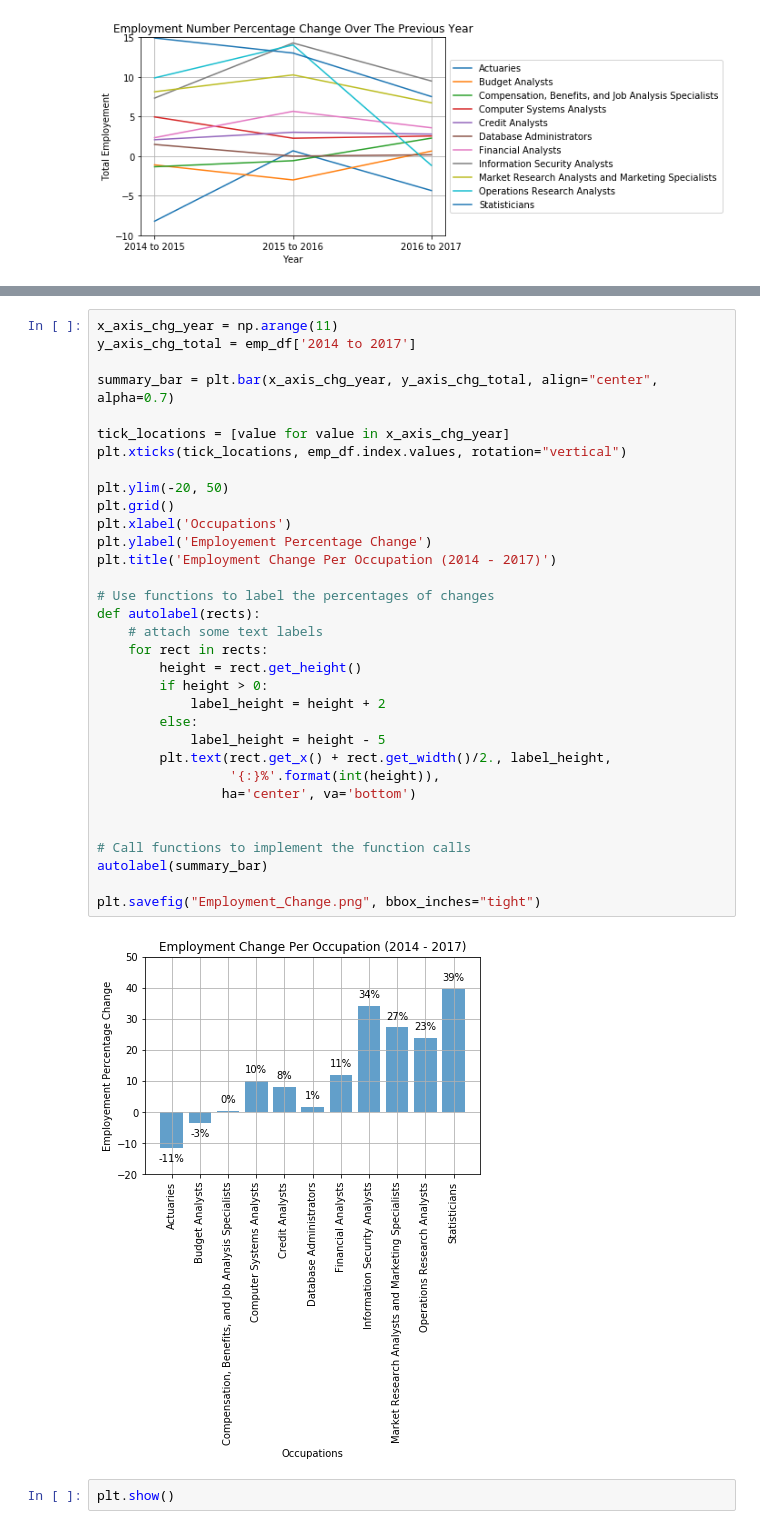
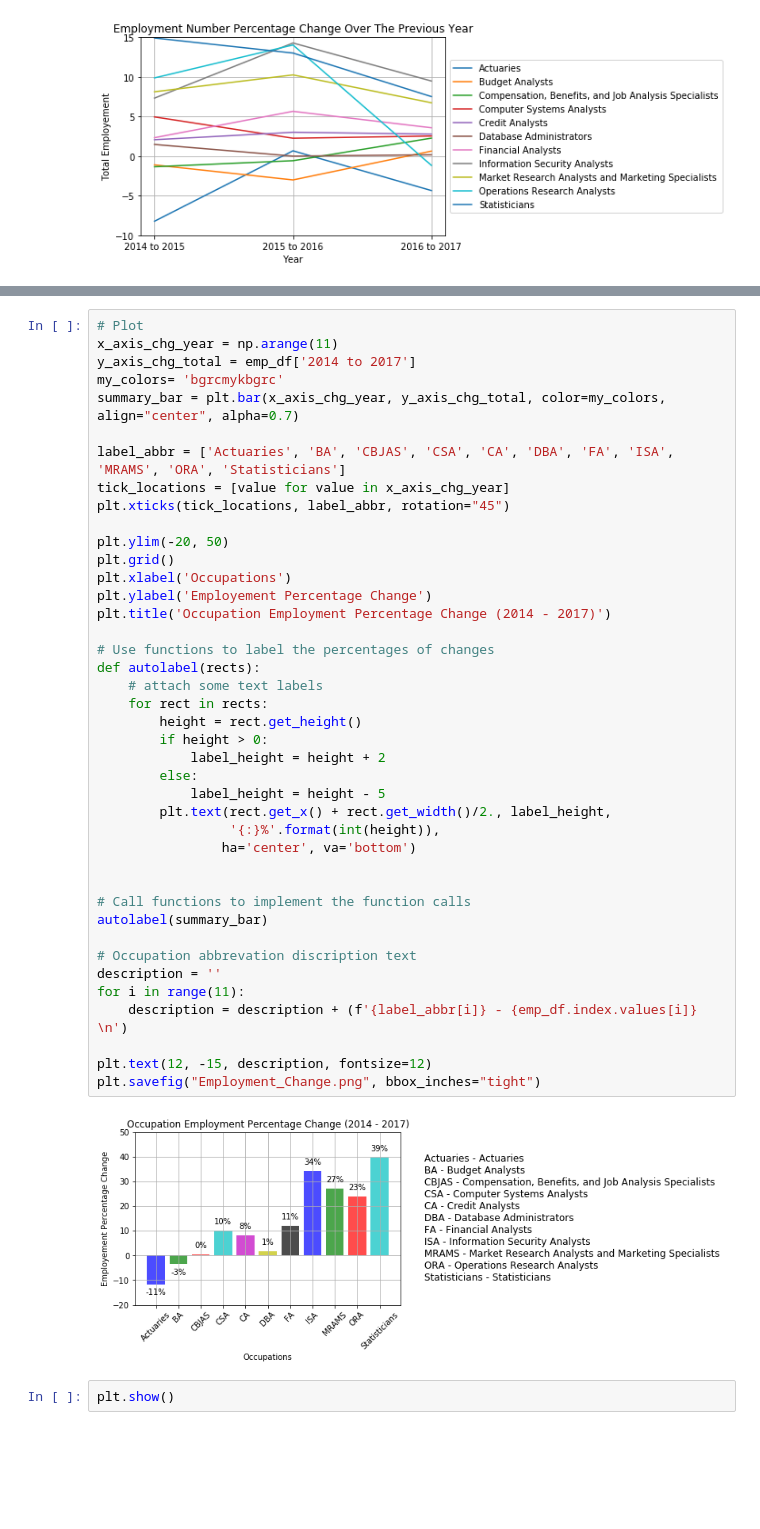
Before and after one commit to phillkev/Project--1, a Jupyter notebook: bls_employeement.ipynb, the cells around one changed output, grey strips where cells are left out. Drawn from its saved outputs; the diff is of its cells as text; blank space fills up the shorter version.

Commit message:
added ppt file, employment percentage change chart improvement

```diff
--- a/bls_employeement.ipynb
+++ b/bls_employeement.ipynb
@@ -249,39 +249,47 @@ emp_df
 | Operations Research Analysts | 82550 | 90710 | 103450 | 102240 | 9.88 | 14.04 | -1.17 | 23.85 |
 | Statisticians | 25200 | 28960 | 32730 | 35190 | 14.92 | 13.02 | 7.52 | 39.64 |
 # %%
+# Plot
 x_axis_chg_year = np.arange(11)
 y_axis_chg_total = emp_df['2014 to 2017']
+my_colors= 'bgrcmykbgrc'
+summary_bar = plt.bar(x_axis_chg_year, y_axis_chg_total, color=my_colors, align="center", alpha=0.7)
 
-summary_bar = plt.bar(x_axis_chg_year, y_axis_chg_total, align="center", alpha=0.7)
-
+label_abbr = ['Actuaries', 'BA', 'CBJAS', 'CSA', 'CA', 'DBA', 'FA', 'ISA', 'MRAMS', 'ORA', 'Statisticians']
 tick_locations = [value for value in x_axis_chg_year]
-plt.xticks(tick_locations, emp_df.index.values, rotation="vertical")
+plt.xticks(tick_locations, label_abbr, rotation="45")
 
 plt.ylim(-20, 50)
 plt.grid()
 plt.xlabel('Occupations')
 plt.ylabel('Employement Percentage Change')
-plt.title('Employment Change Per Occupation (2014 - 2017)')
+plt.title('Occupation Employment Percentage Change (2014 - 2017)')
 
 # Use functions to label the percentages of changes
 def autolabel(rects):
     # attach some text labels
     for rect in rects:
         height = rect.get_height()
         if height > 0:
             label_height = height + 2
         else:
             label_height = height - 5
         plt.text(rect.get_x() + rect.get_width()/2., label_height,
                  '{:}%'.format(int(height)),
                 ha='center', va='bottom')
 
 
 # Call functions to implement the function calls
 autolabel(summary_bar)
 
+# Occupation abbrevation discription text
+description = ''
+for i in range(11):
+    description = description + (f'{label_abbr[i]} - {emp_df.index.values[i]} \n')
+
+plt.text(12, -15, description, fontsize=12)
 plt.savefig("Employment_Change.png", bbox_inches="tight")
 # %% [output]
-[figure, old version]
+[figure, new version]
 # %%
 plt.show()
```
Also changed, not shown: 2 other files.
